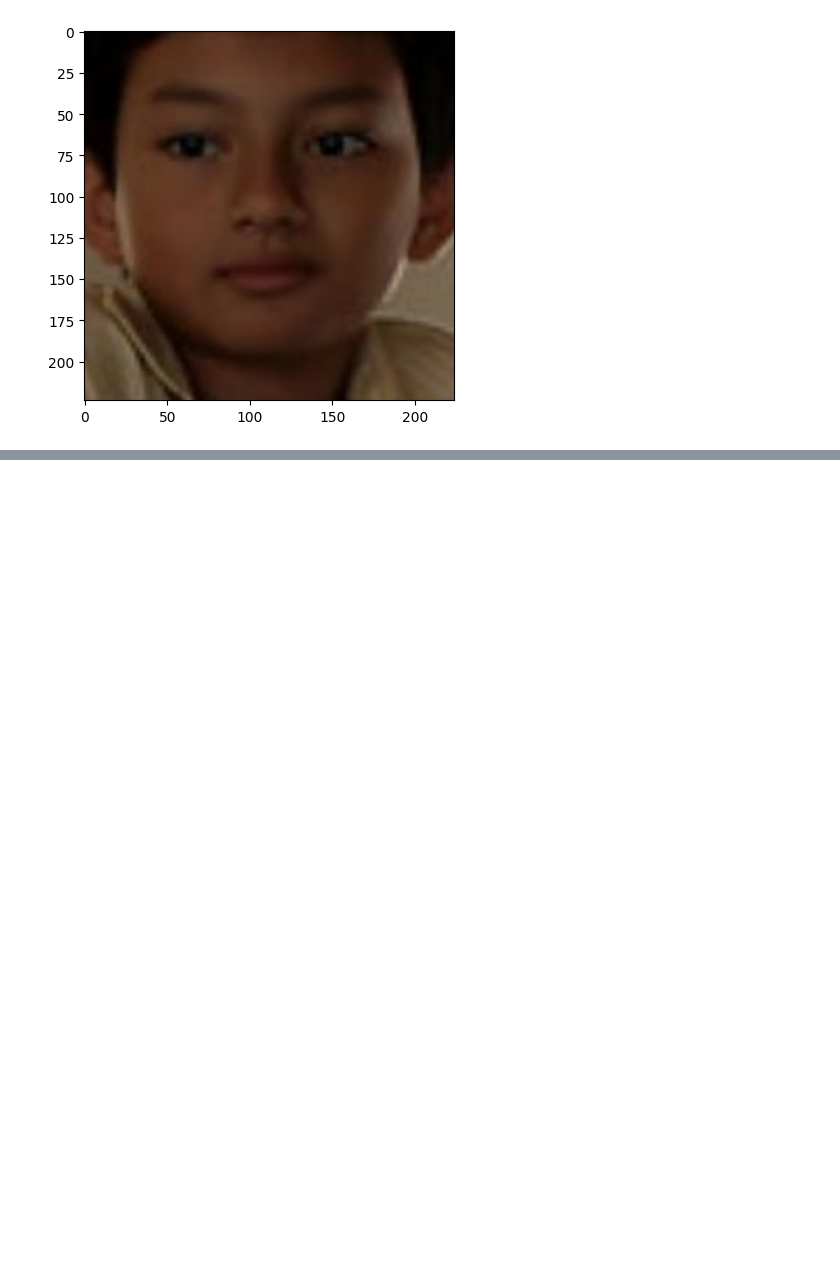
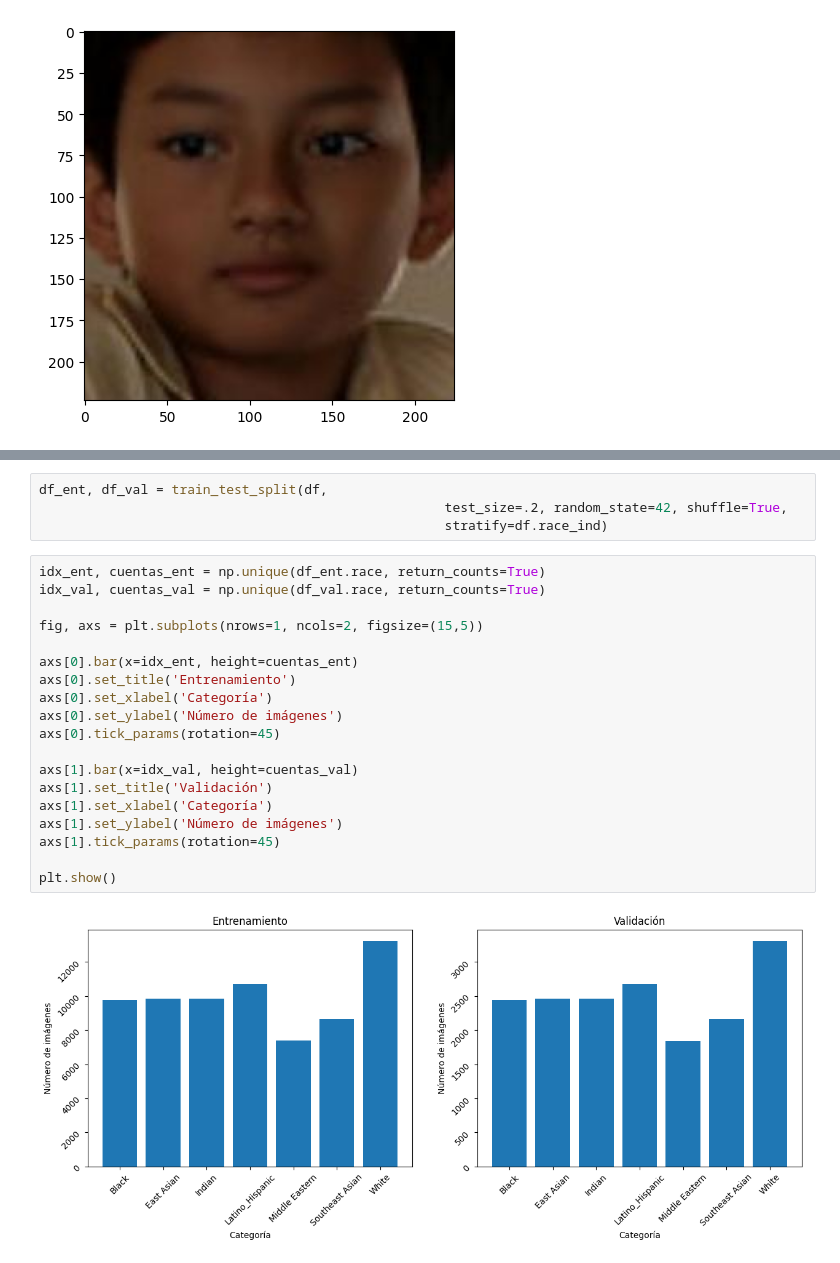
Before and after one commit to Qweryedu/Aprendizaje-Profundo, a Jupyter notebook: Tarea02/Ejercicio02/Ejercicio2.ipynb, the cells around one changed output, grey strips where cells are left out. Saved outputs shown, nothing was run; the diff lists cells and outputs as text; blank space fills up the shorter version.

```diff
--- a/Tarea02/Ejercicio02/Ejercicio2.ipynb
+++ b/Tarea02/Ejercicio02/Ejercicio2.ipynb
@@ -56,0 +99,25 @@ plt.imshow(t)
+# %%
+df_ent, df_val = train_test_split(df,
+                                                    test_size=.2, random_state=42, shuffle=True,
+                                                    stratify=df.race_ind)
+# %%
+idx_ent, cuentas_ent = np.unique(df_ent.race, return_counts=True)
+idx_val, cuentas_val = np.unique(df_val.race, return_counts=True)
+
+fig, axs = plt.subplots(nrows=1, ncols=2, figsize=(15,5))
+
+axs[0].bar(x=idx_ent, height=cuentas_ent)
+axs[0].set_title('Entrenamiento')
+axs[0].set_xlabel('Categoría')
+axs[0].set_ylabel('Número de imágenes')
+axs[0].tick_params(rotation=45)
+
+axs[1].bar(x=idx_val, height=cuentas_val)
+axs[1].set_title('Validación')
+axs[1].set_xlabel('Categoría')
+axs[1].set_ylabel('Número de imágenes')
+axs[1].tick_params(rotation=45)
+
+plt.show()
+# %% [output]
+[figure, added]
```
Also changed, not shown: parts of 52 cells of this notebook, 2 other files.
